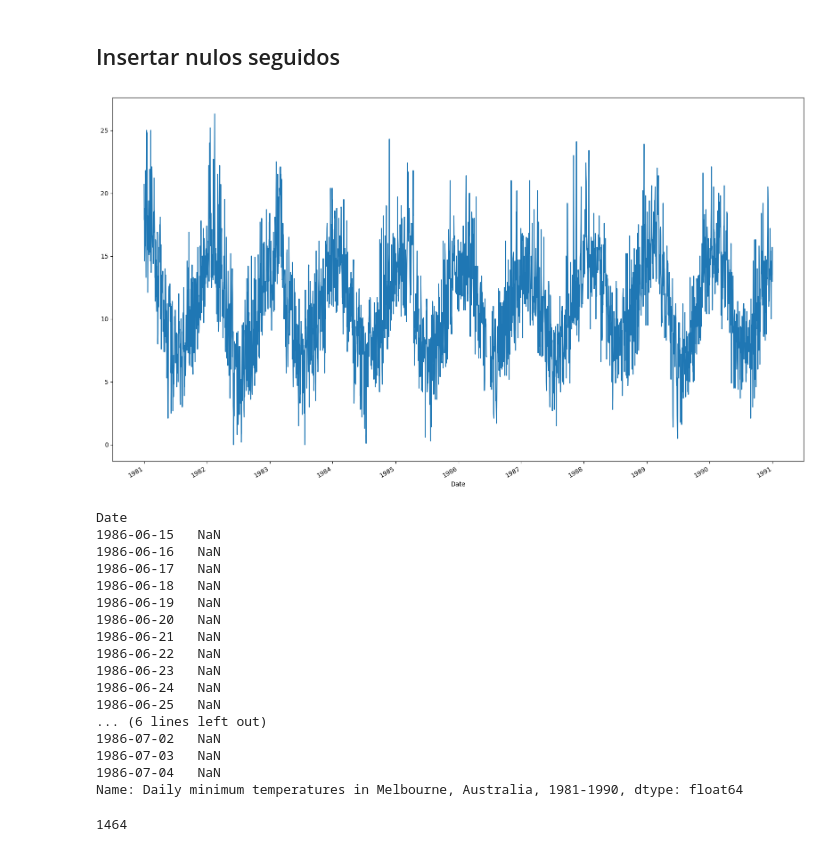
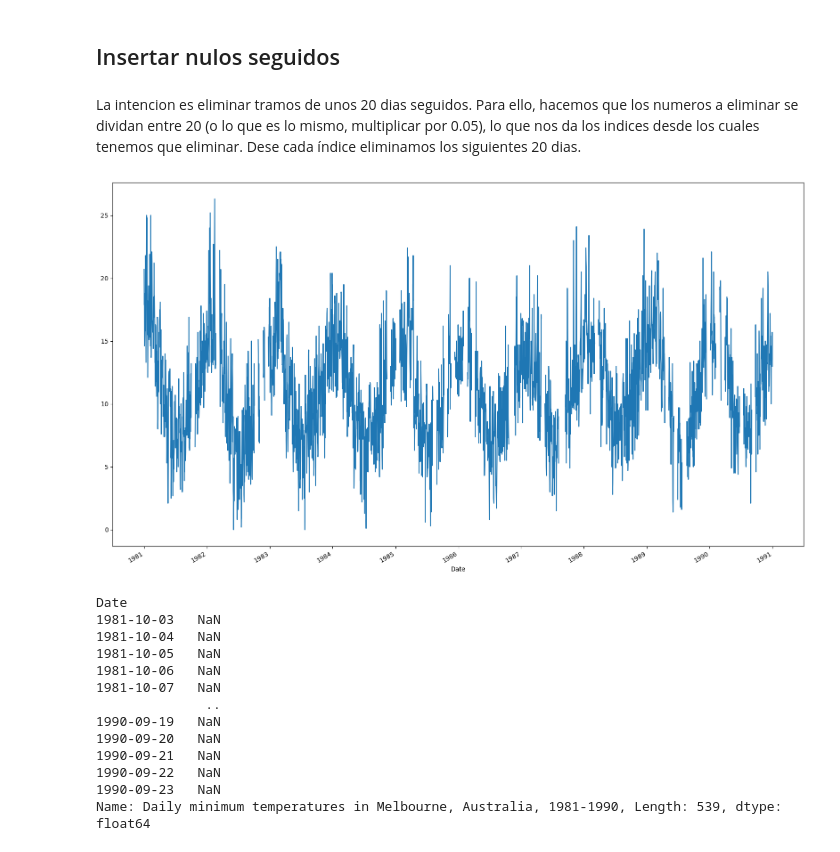
Before and after one commit to amangelluis/WorkspaceTFG, a Jupyter notebook: code/create_missing_values.ipynb, the cells around one changed output. Drawn from its saved outputs; the diff is of its cells as text; code cells hidden in the pictures.

```diff
--- a/code/create_missing_values.ipynb
+++ b/code/create_missing_values.ipynb
@@ -83,49 +83,37 @@ len(serie_nulos_aleatorios[serie_nulos_aleatorios.isna()])
 # %% [markdown]
 ## Insertar nulos seguidos
+# %% [markdown]
+La intencion es eliminar tramos de unos 20 dias seguidos. Para ello, hacemos que los numeros a eliminar se dividan entre 20 (o lo que es lo mismo, multiplicar por 0.05), lo que nos da los indices desde los cuales tenemos que eliminar. Dese cada índice eliminamos los siguientes 20 dias.
 # %%
 np.random.seed(27) # para tener resultados repetibles
 porcentaje = 0.1
 divisiones = 0.05
 
 serie_nulos_seguidos = series.copy()
 
 n_eliminar = int(len(series) * porcentaje)
 
 indices_a_eliminar = np.random.choice(series.index, size=round(n_eliminar*divisiones), replace=False)
-len(indices_a_eliminar)
 
-
-#for i in indices_a_eliminar:
-#    serie_nulos_seguidos.iloc[4000-100:4000+100] = np.nan
-
-serie_nulos_seguidos.iloc[2000-int((1/divisiones)/2):2000+int((1/divisiones)/2)] = np.nan
+for i in range (0, len(indices_a_eliminar)):
+    serie_nulos_seguidos.iloc[serie_nulos_seguidos.index.get_loc(indices_a_eliminar[i]):serie_nulos_seguidos.index.get_loc(indices_a_eliminar[i])+int(1/divisiones)+1] = np.nan
 serie_nulos_seguidos.plot(figsize=(20,12))
 plt.show()
 # %% [output]
-[figure, old version]
+[figure, new version]
 # %%
 serie_nulos_seguidos[serie_nulos_seguidos.isna()]
 # %% [output]
 Date
-1986-06-15   NaN
-1986-06-16   NaN
-1986-06-17   NaN
-1986-06-18   NaN
-1986-06-19   NaN
-1986-06-20   NaN
-1986-06-21   NaN
-1986-06-22   NaN
-1986-06-23   NaN
-1986-06-24   NaN
-1986-06-25   NaN
-... (6 lines left out)
-1986-07-02   NaN
-1986-07-03   NaN
-1986-07-04   NaN
-Name: Daily minimum temperatures in Melbourne, Australia, 1981-1990, dtype: float64
+1981-10-03   NaN
+1981-10-04   NaN
+1981-10-05   NaN
+1981-10-06   NaN
+1981-10-07   NaN
+              ..
+1990-09-19   NaN
+1990-09-20   NaN
+1990-09-21   NaN
+1990-09-22   NaN
+1990-09-23   NaN
+Name: Daily minimum temperatures in Melbourne, Australia, 1981-1990, Length: 539, dtype: float64
-# %%
-# serie_nulos_seguidos[serie_nulos_seguidos == serie_nulos_seguidos[indices_a_eliminar[0]]]
-# serie_nulos_seguidos[indices_a_eliminar[0]]
-serie_nulos_seguidos.index.get_loc(indices_a_eliminar[0])
-# %% [output]
-1464
```
Also changed, not shown: parts of 24 cells of this notebook.
